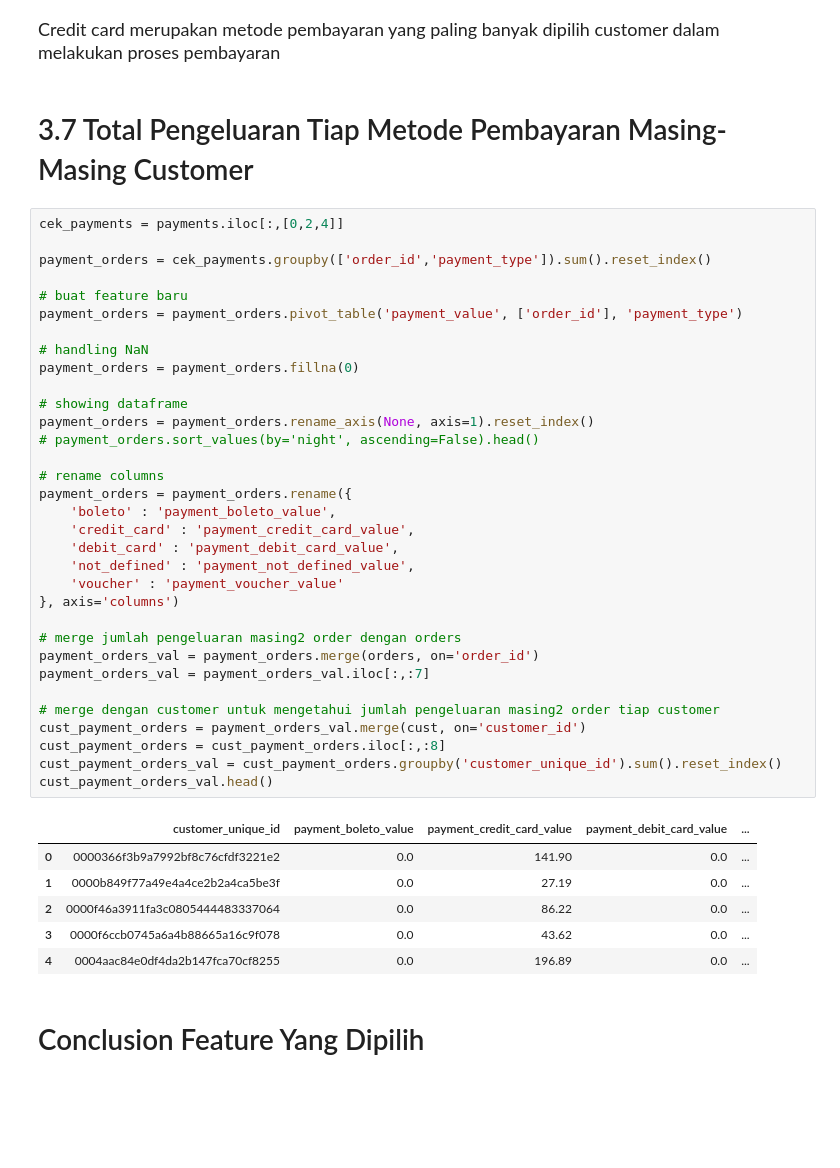
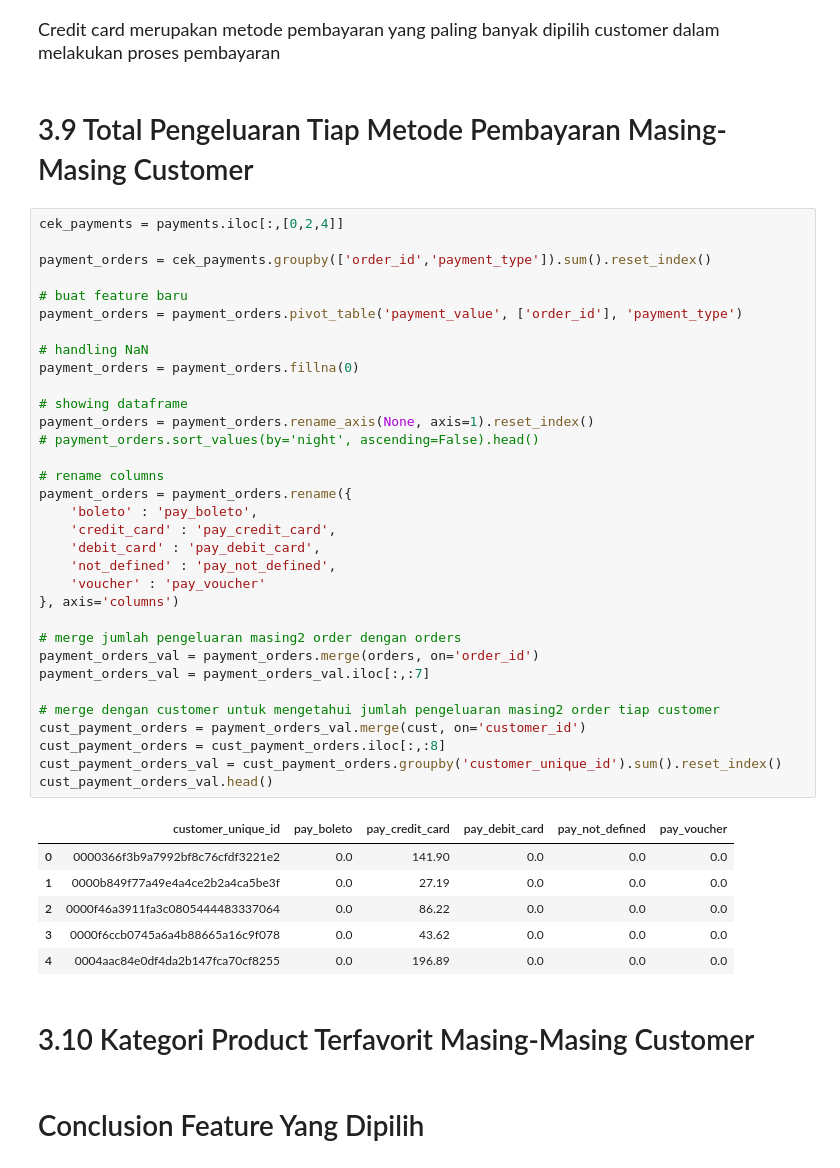
Before and after one commit to latifaahu/kaggle-brazilian, a Jupyter notebook: 03-latifah-hukma-shobiyya.ipynb, the cells around one changed output. Cells and saved outputs as stored; diff of their text form; blank space fills up the shorter version.

```diff
--- a/03-latifah-hukma-shobiyya.ipynb
+++ b/03-latifah-hukma-shobiyya.ipynb
@@ -814,46 +872,48 @@ payments['payment_type'].value_counts().to_frame()
 # %% [markdown]
 <font size="4">Credit card merupakan metode pembayaran yang paling banyak dipilih customer dalam melakukan proses pembayaran</font>
 # %% [markdown]
-# 3.7 Total Pengeluaran Tiap Metode Pembayaran Masing-Masing Customer
+# 3.9 Total Pengeluaran Tiap Metode Pembayaran Masing-Masing Customer
 # %%
 cek_payments = payments.iloc[:,[0,2,4]]
 
 payment_orders = cek_payments.groupby(['order_id','payment_type']).sum().reset_index()
 
 # buat feature baru
 payment_orders = payment_orders.pivot_table('payment_value', ['order_id'], 'payment_type')
 
 # handling NaN
 payment_orders = payment_orders.fillna(0)
 
 # showing dataframe
 payment_orders = payment_orders.rename_axis(None, axis=1).reset_index()
 # payment_orders.sort_values(by='night', ascending=False).head()
 
 # rename columns
 payment_orders = payment_orders.rename({
-    'boleto' : 'payment_boleto_value',
-    'credit_card' : 'payment_credit_card_value',
-    'debit_card' : 'payment_debit_card_value',
-    'not_defined' : 'payment_not_defined_value',
-    'voucher' : 'payment_voucher_value'
+    'boleto' : 'pay_boleto',
+    'credit_card' : 'pay_credit_card',
+    'debit_card' : 'pay_debit_card',
+    'not_defined' : 'pay_not_defined',
+    'voucher' : 'pay_voucher'
 }, axis='columns')
 
 # merge jumlah pengeluaran masing2 order dengan orders
 payment_orders_val = payment_orders.merge(orders, on='order_id')
 payment_orders_val = payment_orders_val.iloc[:,:7]
 
 # merge dengan customer untuk mengetahui jumlah pengeluaran masing2 order tiap customer
 cust_payment_orders = payment_orders_val.merge(cust, on='customer_id')
 cust_payment_orders = cust_payment_orders.iloc[:,:8]
 cust_payment_orders_val = cust_payment_orders.groupby('customer_unique_id').sum().reset_index()
 cust_payment_orders_val.head()
 # %% [output]
-|  | customer_unique_id | payment_boleto_value | payment_credit_card_value | payment_debit_card_value | ... |
-| 0 | 0000366f3b9a7992bf8c76cfdf3221e2 | 0.0 | 141.90 | 0.0 | ... |
-| 1 | 0000b849f77a49e4a4ce2b2a4ca5be3f | 0.0 | 27.19 | 0.0 | ... |
-| 2 | 0000f46a3911fa3c0805444483337064 | 0.0 | 86.22 | 0.0 | ... |
-| 3 | 0000f6ccb0745a6a4b88665a16c9f078 | 0.0 | 43.62 | 0.0 | ... |
-| 4 | 0004aac84e0df4da2b147fca70cf8255 | 0.0 | 196.89 | 0.0 | ... |
+|  | customer_unique_id | pay_boleto | pay_credit_card | pay_debit_card | pay_not_defined | pay_voucher |
+| 0 | 0000366f3b9a7992bf8c76cfdf3221e2 | 0.0 | 141.90 | 0.0 | 0.0 | 0.0 |
+| 1 | 0000b849f77a49e4a4ce2b2a4ca5be3f | 0.0 | 27.19 | 0.0 | 0.0 | 0.0 |
+| 2 | 0000f46a3911fa3c0805444483337064 | 0.0 | 86.22 | 0.0 | 0.0 | 0.0 |
+| 3 | 0000f6ccb0745a6a4b88665a16c9f078 | 0.0 | 43.62 | 0.0 | 0.0 | 0.0 |
+| 4 | 0004aac84e0df4da2b147fca70cf8255 | 0.0 | 196.89 | 0.0 | 0.0 | 0.0 |
+# %% [markdown]
+# 3.10 Kategori Product Terfavorit Masing-Masing Customer
 # %% [markdown]
 # Conclusion Feature Yang Dipilih
```
Also changed, not shown: parts of 17 cells of this notebook.
